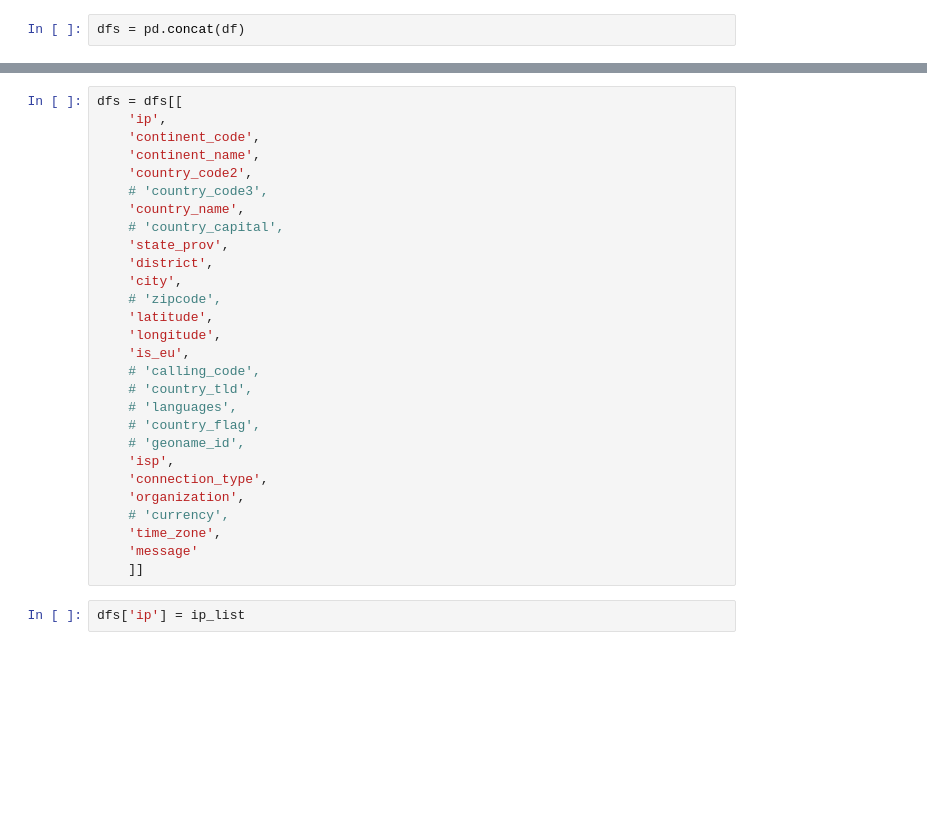
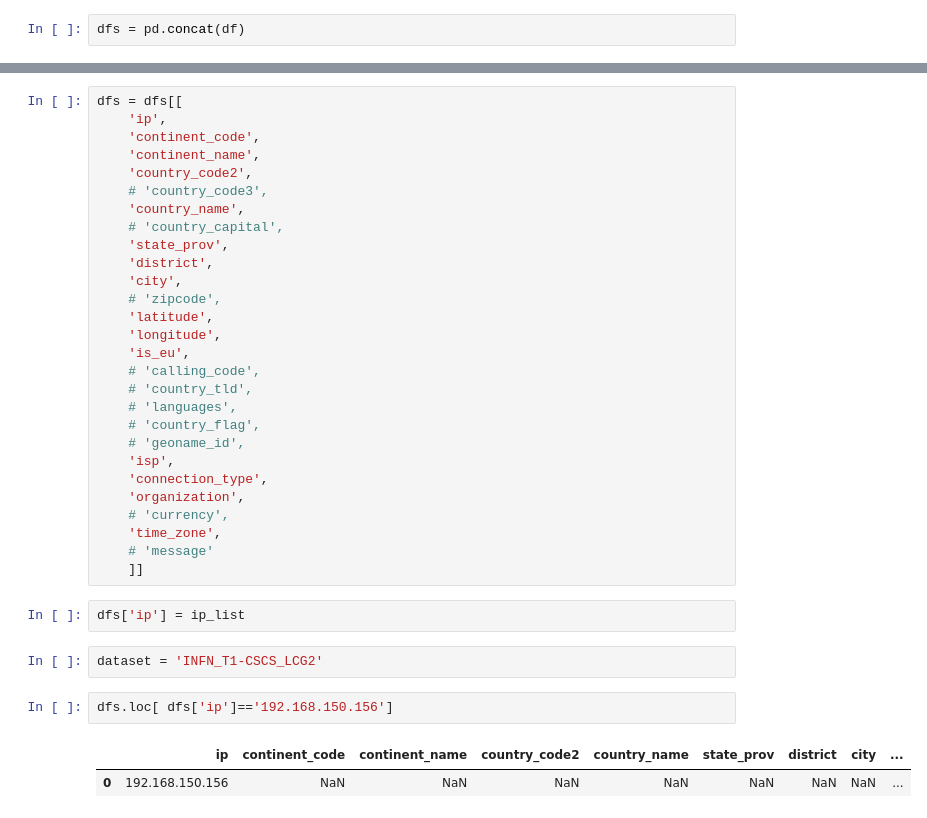
Before and after one commit to Eldeeqq/traced, a Jupyter notebook: notebooks/ip_metadata.ipynb, the cells around one changed output, grey strips where cells are left out. Drawn from its saved outputs; the diff is of its cells as text; blank space fills up the shorter version.

```diff
--- a/notebooks/ip_metadata.ipynb
+++ b/notebooks/ip_metadata.ipynb
@@ -136,7 +147,14 @@ dfs = dfs[[
     'organization',
     # 'currency',
     'time_zone',
-    'message'
+    # 'message'
     ]]
 # %%
 dfs['ip'] = ip_list
+# %%
+dataset = 'INFN_T1-CSCS_LCG2'
+# %%
+dfs.loc[ dfs['ip']=='192.168.150.156']
+# %% [output]
+|  | ip | continent_code | continent_name | country_code2 | country_name | state_prov | district | city | ... |
+| 0 | 192.168.150.156 | NaN | NaN | NaN | NaN | NaN | NaN | NaN | ... |
```
Also changed, not shown: parts of 8 cells of this notebook, 50 other files.
